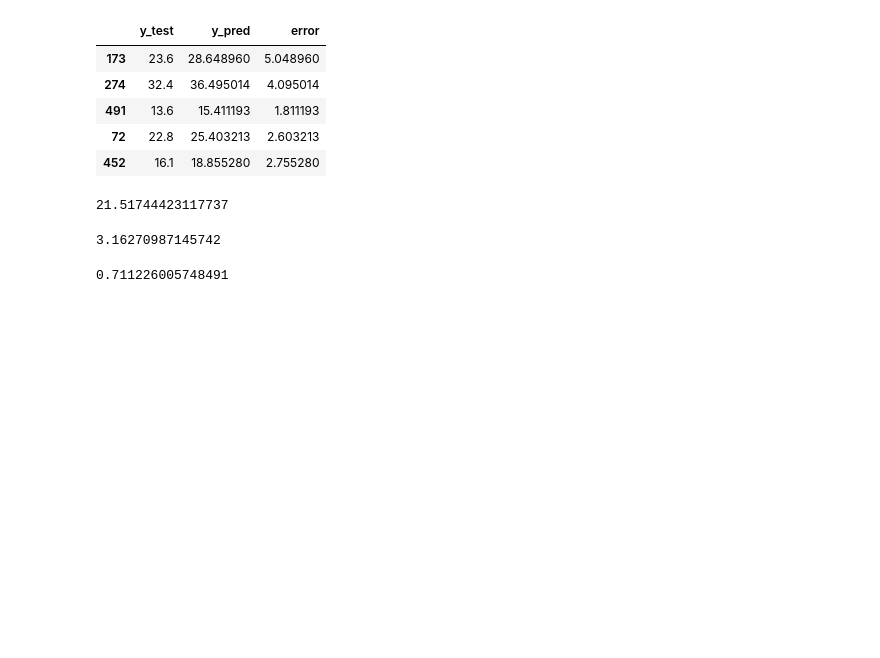
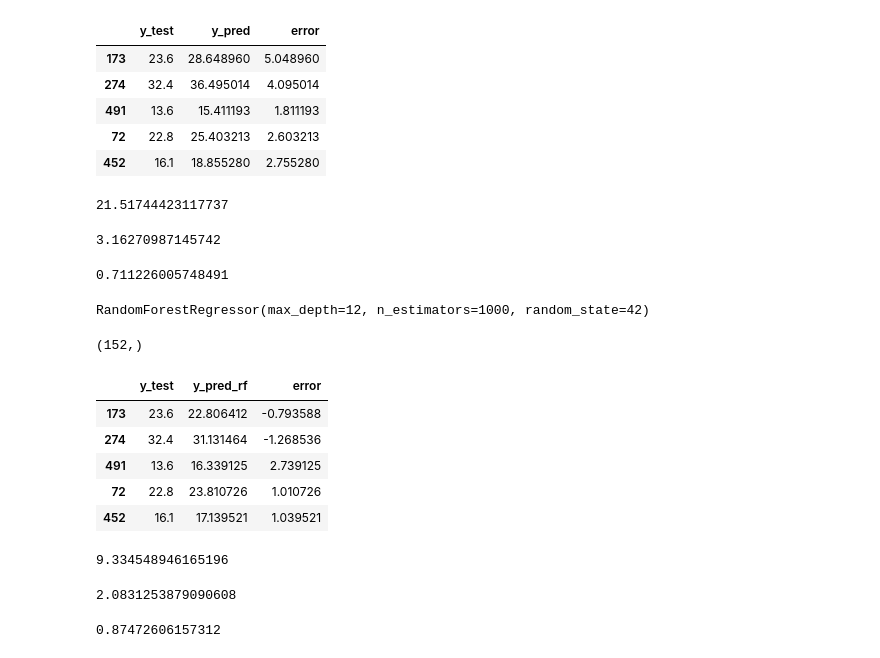
Before and after one commit to ekaterina-shmyr/Python-Data-Science, a Jupyter notebook: homework-6.ipynb, the cells around one changed output. Saved outputs shown, nothing was run; the diff lists cells and outputs as text; code cells hidden in the pictures; blank space fills up the shorter version.

```diff
--- a/homework-6.ipynb
+++ b/homework-6.ipynb
@@ -131,23 +131,52 @@ r2_score(y_test, y_pred)
 # %%
 #Задание 2
 #Создайте модель под названием model с помощью RandomForestRegressor из модуля sklearn.ensemble.
-from sklearn.ensemble import RandomForestClassifier
+from sklearn.ensemble import RandomForestRegressor
 #Сделайте агрумент n_estimators равным 1000, max_depth должен быть равен 12 и random_state сделайте равным 42.
-model = RandomForestClassifier(n_estimators=1000, max_depth=12, random_state=42,)
+model = RandomForestRegressor(n_estimators=1000, max_depth=12, random_state=42)
 # %%
 #Обучите модель на тренировочных данных аналогично тому, как вы обучали модель LinearRegression, но при этом
 #в метод fit вместо датафрейма y_train поставьте y_train.values[:, 0], чтобы получить из датафрейма одномерный
 #массив Numpy,так как для класса RandomForestRegressor в данном методе для аргумента y предпочтительно применение
 #массивов вместо датафрейма.
-from sklearn.model_selection import GridSearchCV
-parameters = {
-    'n_estimators': 1000,
-    'max_depth': 12,
-}
-
-clf = GridSearchCV(
-    estimator=RandomForestClassifier(random_state=42),
-    param_grid=parameters,
-    scoring='accuracy',
-    cv=5,
-)
+model.fit(X_train, y_train.values[:, 0])
+# %% [output]
+RandomForestRegressor(max_depth=12, n_estimators=1000, random_state=42)
+# %%
+#Сделайте предсказание на тестовых данных и посчитайте R2. Сравните с результатом из предыдущего задания.
+y_pred_rf = model.predict(X_test)
+y_pred_rf.shape
+# %% [output]
+(152,)
+# %%
+check_test_rf = pd.DataFrame({
+    "y_test": y_test["price"],
+    "y_pred_rf": y_pred_rf.flatten(),
+})
+check_test_rf["error"] = check_test_rf["y_pred_rf"] - check_test_rf["y_test"]
+check_test_rf.head()
+# %% [output]
+|  | y_test | y_pred_rf | error |
+| 173 | 23.6 | 22.806412 | -0.793588 |
+| 274 | 32.4 | 31.131464 | -1.268536 |
+| 491 | 13.6 | 16.339125 | 2.739125 |
+| 72 | 22.8 | 23.810726 | 1.010726 |
+| 452 | 16.1 | 17.139521 | 1.039521 |
+# %%
+#средняя квадратическая ошибка
+from sklearn.metrics import mean_squared_error
+mean_squared_error(check_test_rf["y_pred_rf"], check_test_rf["y_test"])
+# %% [output]
+9.334548946165196
+# %%
+#средняя абсолютная ошибка
+from sklearn.metrics import mean_absolute_error
+mean_absolute_error(check_test_rf["y_pred_rf"], check_test_rf["y_test"])
+# %% [output]
+2.0831253879090608
+# %%
+#Вычислите R2 полученных предказаний с помощью r2_score из модуля sklearn.metrics.
+from sklearn.metrics import r2_score
+r2_score(y_test, y_pred_rf)
+# %% [output]
+0.87472606157312
```
Also changed, not shown: parts of 22 cells of this notebook.
